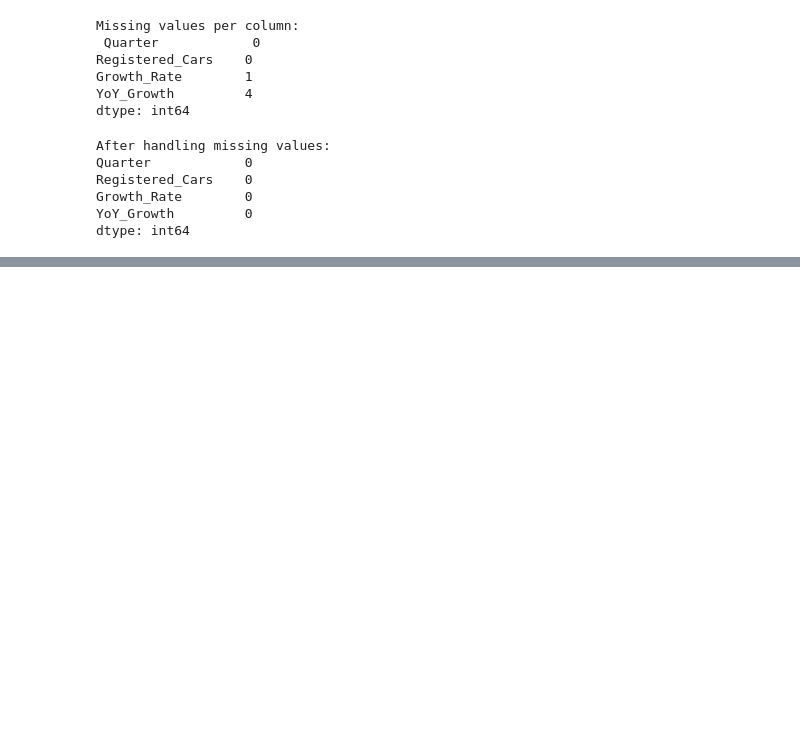
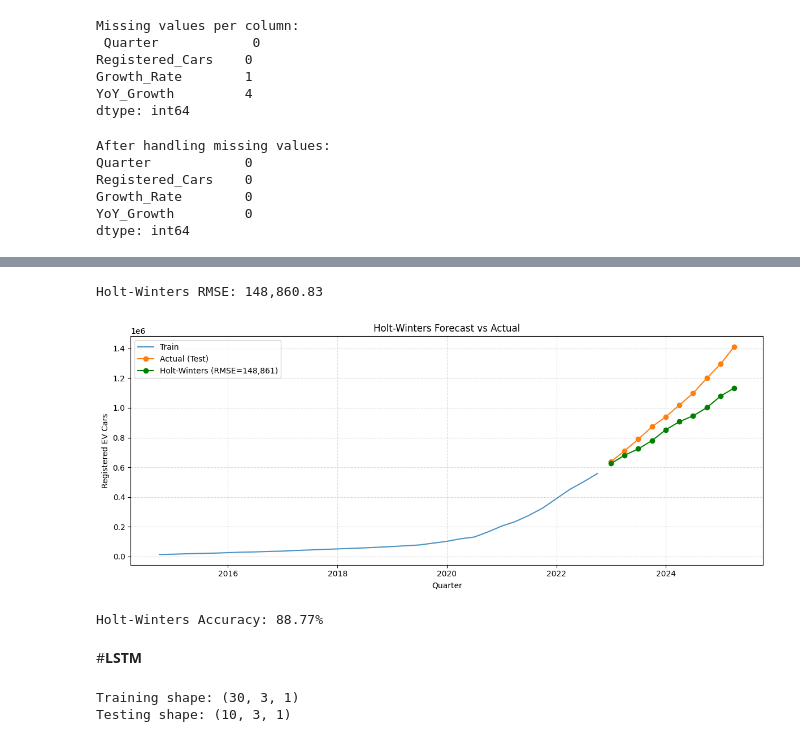
Before and after one commit to vinaykotadiya/ev-adoption-forecast, a Jupyter notebook: ZEV_Forcasting_Time_Series.ipynb, the cells around one changed output, grey strips where cells are left out. Saved outputs shown, nothing was run; the diff lists cells and outputs as text; code cells hidden in the pictures; blank space fills up the shorter version.

```diff
--- a/ZEV_Forcasting_Time_Series.ipynb
+++ b/ZEV_Forcasting_Time_Series.ipynb
@@ -503,0 +560,45 @@ LSTM RMSE: 338,298.06
+# %%
+# Fit Holt-Winters on training data
+hw_model = ExponentialSmoothing(
+    train['Registered_Cars'],
+    trend='add',
+    seasonal='mul',
+    seasonal_periods=4,
+    initialization_method='estimated'
+).fit(optimized=True)
+
+# Forecast same horizon as test
+hw_forecast = hw_model.forecast(steps=len(test))
+
+# Evaluate with RMSE
+rmse_hw = np.sqrt(mean_squared_error(test['Registered_Cars'], hw_forecast))
+print(f"Holt-Winters RMSE: {rmse_hw:,.2f}")
+
+# Convert forecast to Series for plotting and saving
+hw_series = pd.Series(hw_forecast.values, index=test.index, name='HW_Pred')
+# %% [output]
+Holt-Winters RMSE: 148,860.83
+# %%
+# Plot train, actual test, and Holt-Winters forecast
+plt.figure(figsize=(12,5))
+plt.plot(train.index, train['Registered_Cars'], label='Train', alpha=0.8)
+plt.plot(test.index, test['Registered_Cars'], 'o-', label='Actual (Test)', color='#ff7f0e')
+plt.plot(hw_series.index, hw_series, 'o-', label=f'Holt-Winters (RMSE={rmse_hw:,.0f})', color='green')
+plt.title('Holt-Winters Forecast vs Actual')
+plt.xlabel('Quarter'); plt.ylabel('Registered EV Cars')
+plt.grid(True, linestyle='--', alpha=0.45)
+plt.legend(); plt.tight_layout();
+plt.show()
+
+# Save predictions
+hw_series.to_csv('holt_winters_forecast.csv', header=['HW_Forecast'])
+# %% [output]
+[figure, added]
+# %%
+mape_hw = mean_absolute_percentage_error(test['Registered_Cars'], hw_forecast) * 100
+accuracy_hw = 100 - mape_hw
+print(f"Holt-Winters Accuracy: {accuracy_hw:.2f}%")
+# %% [output]
+Holt-Winters Accuracy: 88.77%
+# %% [markdown]
+#**LSTM**
@@ -503,0 +634,10 @@ LSTM RMSE: 338,298.06
+# %%
+# reshape to (samples, timesteps, features)
+X_train = X_train.reshape((X_train.shape[0], LOOK_BACK, 1))
+X_test  = X_test.reshape((X_test.shape[0], LOOK_BACK, 1))
+
+print("Training shape:", X_train.shape)
+print("Testing shape:", X_test.shape)
+# %% [output]
+Training shape: (30, 3, 1)
+Testing shape: (10, 3, 1)
```
Also changed, not shown: parts of 48 cells of this notebook.
